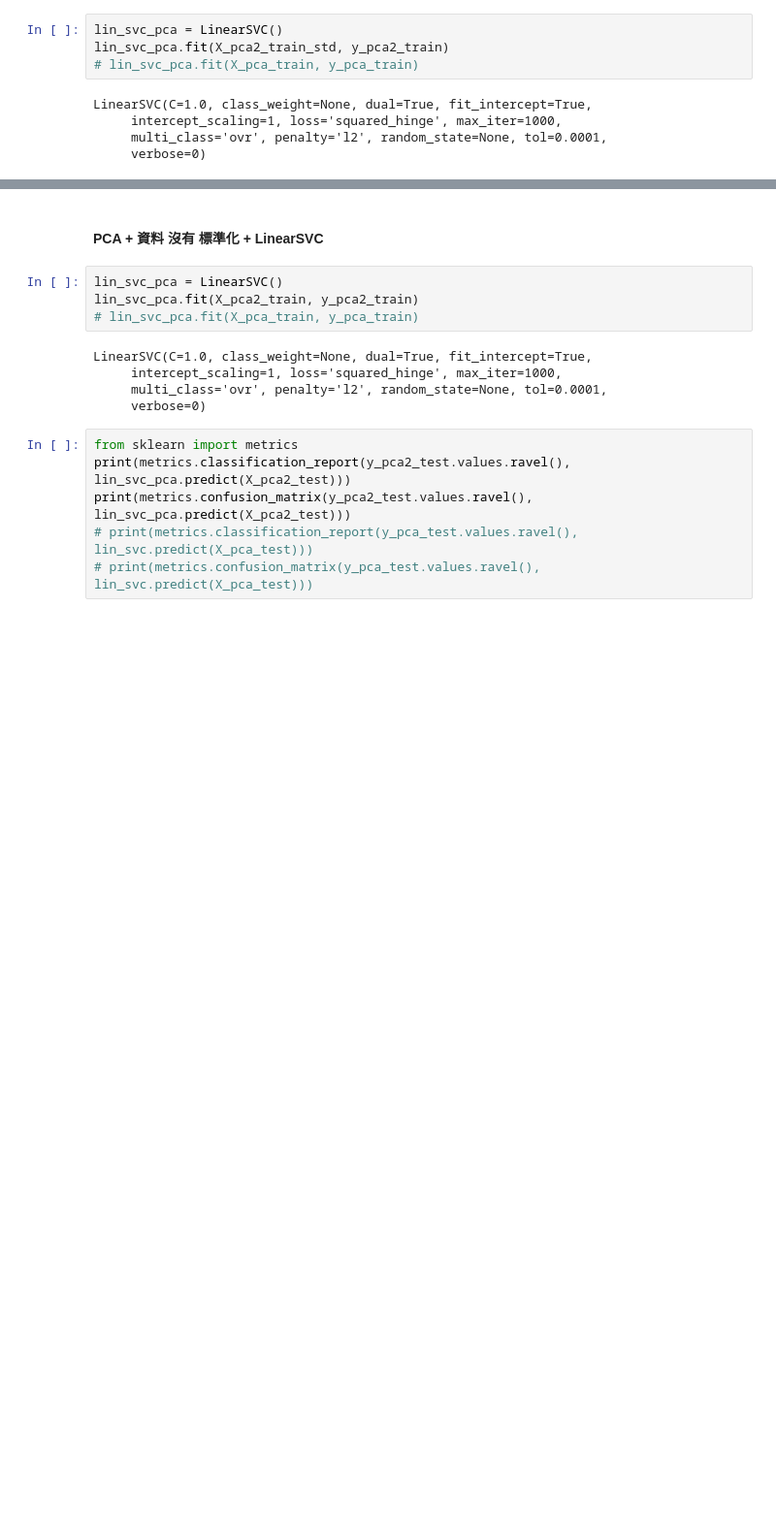
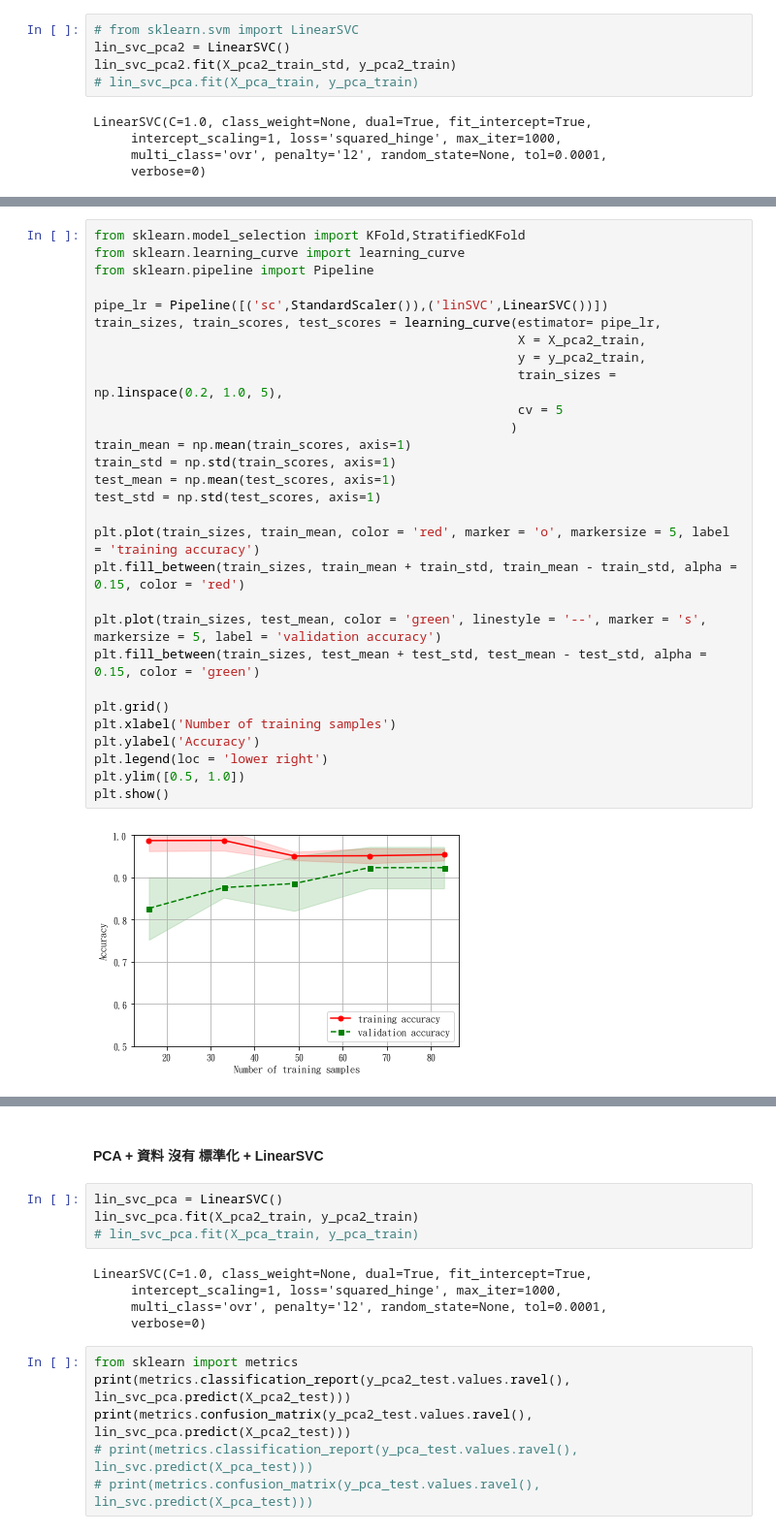
Before and after one commit to ChuangPoPO/python_textbook_practice, a Jupyter notebook: Sklearn_Iris.ipynb, the cells around one changed output, grey strips where cells are left out. Shown at 97% size. Drawn from its saved outputs; the diff is of its cells as text; blank space fills up the shorter version.

```diff
--- a/Sklearn_Iris.ipynb
+++ b/Sklearn_Iris.ipynb
@@ -292,8 +292,9 @@ X_pca2_test_std = sc.transform(X_pca2_test)
 # %% [markdown]
 #### PCA + 資料標準化 + LinearSVC
 # %%
-lin_svc_pca = LinearSVC()
-lin_svc_pca.fit(X_pca2_train_std, y_pca2_train)
+# from sklearn.svm import LinearSVC
+lin_svc_pca2 = LinearSVC()
+lin_svc_pca2.fit(X_pca2_train_std, y_pca2_train)
 # lin_svc_pca.fit(X_pca_train, y_pca_train)
 # %% [output]
 LinearSVC(C=1.0, class_weight=None, dual=True, fit_intercept=True,
@@ -320,0 +415,31 @@ avg / total       0.96      0.96      0.96        45
+# %%
+from sklearn.model_selection import KFold,StratifiedKFold
+from sklearn.learning_curve import learning_curve
+from sklearn.pipeline import Pipeline
+
+pipe_lr = Pipeline([('sc',StandardScaler()),('linSVC',LinearSVC())])
+train_sizes, train_scores, test_scores = learning_curve(estimator= pipe_lr,
+                                                        X = X_pca2_train,
+                                                        y = y_pca2_train,
+                                                        train_sizes = np.linspace(0.2, 1.0, 5),
+                                                        cv = 5
+                                                       )
+train_mean = np.mean(train_scores, axis=1)
+train_std = np.std(train_scores, axis=1)
+test_mean = np.mean(test_scores, axis=1)
+test_std = np.std(test_scores, axis=1)
+
+plt.plot(train_sizes, train_mean, color = 'red', marker = 'o', markersize = 5, label = 'training accuracy')
+plt.fill_between(train_sizes, train_mean + train_std, train_mean - train_std, alpha = 0.15, color = 'red')
+
+plt.plot(train_sizes, test_mean, color = 'green', linestyle = '--', marker = 's', markersize = 5, label = 'validation accuracy')
+plt.fill_between(train_sizes, test_mean + test_std, test_mean - test_std, alpha = 0.15, color = 'green')
+
+plt.grid()
+plt.xlabel('Number of training samples')
+plt.ylabel('Accuracy')
+plt.legend(loc = 'lower right')
+plt.ylim([0.5, 1.0])
+plt.show()
+# %% [output]
+[figure, added]
```
Also changed, not shown: parts of 12 cells of this notebook.
